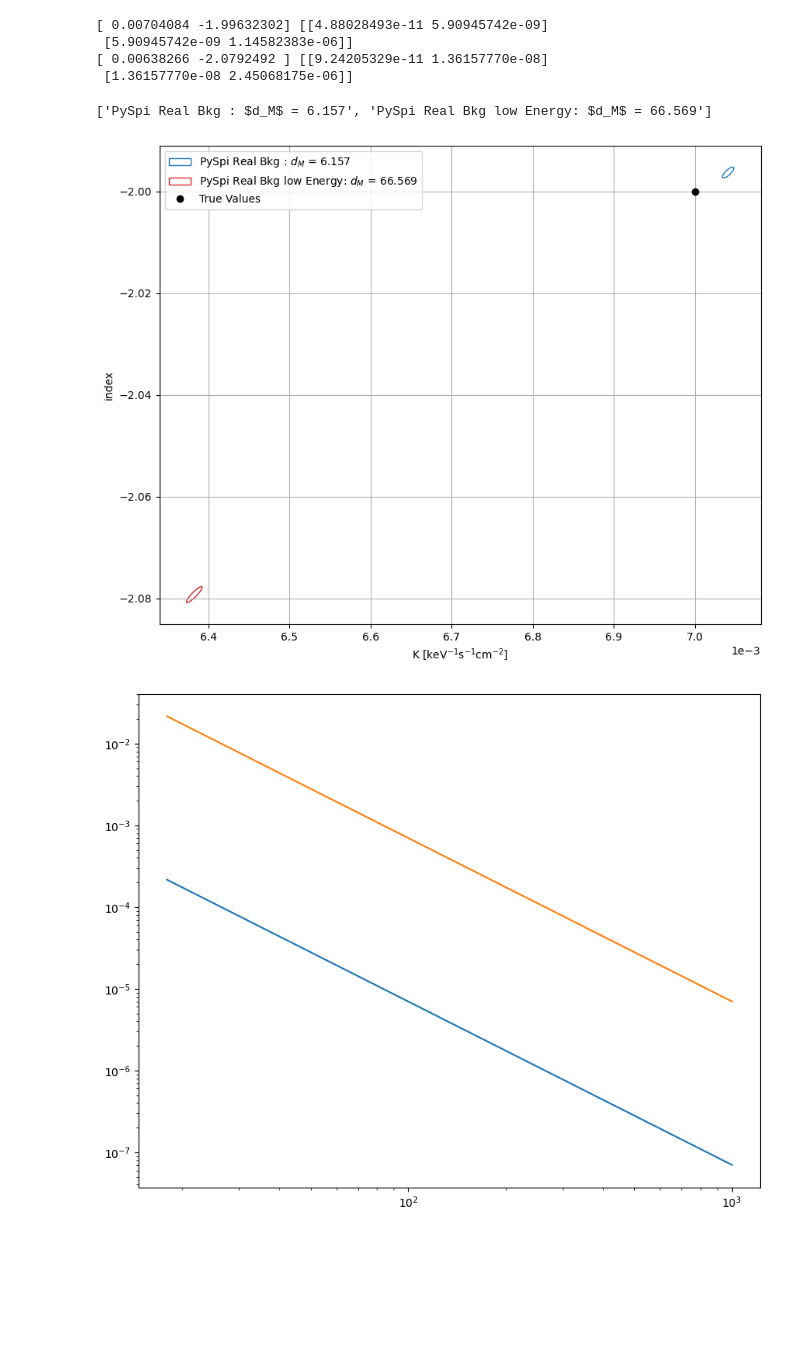
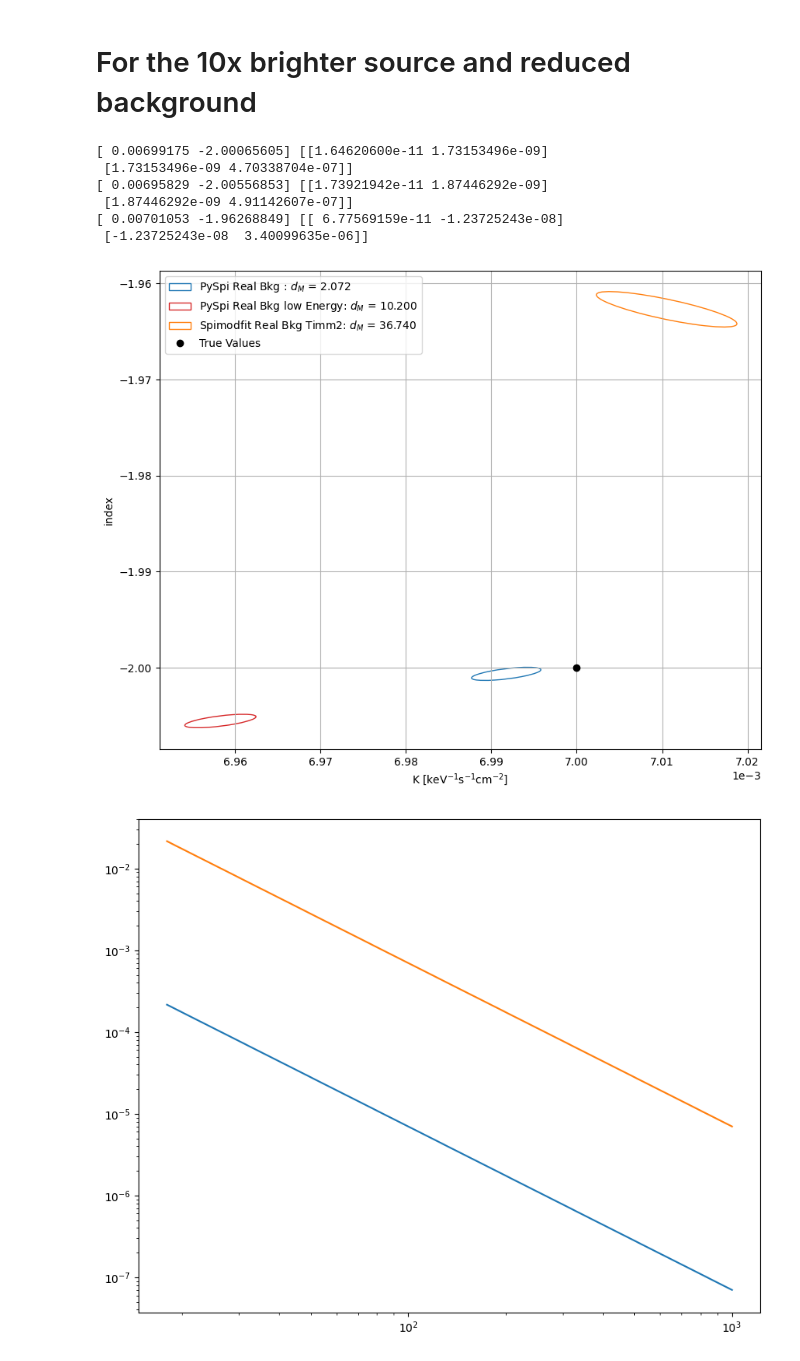
Before and after one commit to timmguthle/INTEGRAL-SPI, a Jupyter notebook: main_files/spimodfit_comparison_sim_source/plots_comparison.ipynb, the cells around one changed output. Drawn from its saved outputs; the diff is of its cells as text; code cells hidden in the pictures; blank space fills up the shorter version.

```diff
--- a/main_files/spimodfit_comparison_sim_source/plots_comparison.ipynb
+++ b/main_files/spimodfit_comparison_sim_source/plots_comparison.ipynb
@@ -44,8 +44,11 @@ folders = [
     f"{path}/pyspi_real_bkg_para2/0374/pre_ppc",
     #f"{path}/pyspi_real_bkg_Timm2_para2/0374/pre_ppc",
     f"{path}/pyspi_real_bkg_Timm2_para2/0374/pre_ppc_no_rebinning",
-    f'{path}/reduced_counts_Timm2/pre_ppc',
+    f'{path}/reduced_counts_Timm2/0374/pre_ppc/',
     f"{path}/spimodfit_fits/0374_real_bkg_Timm2_para2",
+    f'{path}/reduced_counts_Timm2',
+    f"{path}/spimodfit_fits/0374_real_bkg_Timm2_para2/all",
+    f'{path}/reduced_counts_Timm2/all',
     #f"{path}/pyspi_real_bkg_Timm2_para2/0374/pre_ppc_no_rebinning_low_energy",
 
 ]
@@ -61,7 +64,10 @@ names = [
     #"PySpi Real Bkg spiselect Daten",
     "PySpi Real Bkg spiselect Daten (no rebinning)",
     'Pyspi reduced Real Bkg Timm2',
+    "Spimodfit Real Bkg Timm2 (optimized, logL, channles)",
+    "Spimodfit reduced Bkg Timm2(optimized, channels)",
     "Spimodfit Real Bkg Timm2",
+    "Spimodfit reduced Bkg Timm2",
     # "PySpi Real Bkg Post-PPC",
     #"PySpi Real Bkg spiselect Daten (no rebinning, low energy)",
     # "PySpi SMF Bkg Post-PPC",
@@ -79,15 +85,15 @@ edgecolors = [
     "C1",
     "C2",
 
-    "C0",
     "C1",
+    "C2",
 ]
 linestyles = [
     "solid",
     "solid",
     "solid",
     "dotted",
-    "solid",
+    "dotted",
     "dashed",
     "dashed",
 ]
@@ -112,5 +118,6 @@ ax.ticklabel_format(style='sci', axis='x', scilimits=(0,0))
+# %% [markdown]
+# For the 10x brighter source and reduced background
 # %%
-
 path = '/home/tguethle/Documents/spi/Master_Thesis/main_files/spimodfit_comparison_sim_source/'
 real_vals_para3 = [7e-3, -2]
 piv = 100
@@ -119,15 +126,23 @@ piv = 100
 
 
 folders2 = [
-    f"{path}/pyspi_real_bkg_Timm2_para3/0374/pre_ppc",
-    f"{path}/pyspi_real_bkg_Timm2_para3/0374/pre_ppc_only_low",
+    # f"{path}/pyspi_real_bkg_Timm2_para3/0374/pre_ppc",
+    # f"{path}/pyspi_real_bkg_Timm2_para3/0374/pre_ppc_only_low",
+    f"{path}/reduced_counts_bright_source/0374/pre_ppc",
+    #f"{path}/reduced_counts_bright_source/0374/pre_ppc_30-400",
+    #f"{path}/reduced_counts_bright_source/0374/pre_ppc_30-600",
+    f"{path}/reduced_counts_bright_source/0374/pre_ppc_20-400",
+    f"{path}/reduced_counts_bright_source/",
+
 
 ]
 
 names2 = [
     "PySpi Real Bkg ",
+   # "PySpi Real Bkg middle Energy",
+   # "PySpi Real Bkg high Energy",
     "PySpi Real Bkg low Energy",
-    "PySpi Real Bkg spiselect Daten (no rebinning)",
+
     "Spimodfit Real Bkg Timm2",
     # "PySpi Real Bkg Post-PPC",
     "PySpi Real Bkg spiselect Daten (no rebinning, low energy)",
@@ -146,32 +161,30 @@ for i in range(len(folders2)):
 
 names2 = [f"{names2[i]}: $d_M$ = {d_M_2[i]:.3f}" for i in range(len(d_M_2))]
 # %% [output]
-[ 0.00704084 -1.99632302] [[4.88028493e-11 5.90945742e-09]
- [5.90945742e-09 1.14582383e-06]]
-[ 0.00638266 -2.0792492 ] [[9.24205329e-11 1.36157770e-08]
- [1.36157770e-08 2.45068175e-06]]
+[ 0.00699175 -2.00065605] [[1.64620600e-11 1.73153496e-09]
+ [1.73153496e-09 4.70338704e-07]]
+[ 0.00695829 -2.00556853] [[1.73921942e-11 1.87446292e-09]
+ [1.87446292e-09 4.91142607e-07]]
+[ 0.00701053 -1.96268849] [[ 6.77569159e-11 -1.23725243e-08]
+ [-1.23725243e-08  3.40099635e-06]]
-# %%
-names2
-# %% [output]
-['PySpi Real Bkg : $d_M$ = 6.157', 'PySpi Real Bkg low Energy: $d_M$ = 66.569']
 # %%
 import math
 
 fig, ax = plt.subplots(figsize=(10, 8))
-for folder, name, edgecolor, linestyle in zip(folders, names, edgecolors, linestyles):
+for folder, name, edgecolor, linestyle in zip(folders2, names2, edgecolors, linestyles):
     with open(f"{folder}/source_parameters.pickle", "rb") as f:
         val, cov = pickle.load(f)
     confidence_ellipse(val, cov, ax, 1, edgecolor=edgecolor, label=name, ls=linestyle)
 plt.plot(real_vals_para3[0], real_vals_para3[1], "ko", label="True Values")
 ax.autoscale()
 ax.grid()
 #lgd = plt.legend(bbox_to_anchor=(1.02, 1), loc=2, borderaxespad=0.)
 plt.legend()
 plt.xlabel("K [keV$^{-1}$s$^{-1}$cm$^{-2}$]")
 plt.ylabel("index")
 ax.ticklabel_format(style='sci', axis='x', scilimits=(0,0))
 # %% [output]
-[figure, old version]
+[figure, new version]
 # %%
 #plt.savefig(f"{path}/spimodfit_comparison_combined_plot_Timm_v2.pdf", bbox_extra_artists=(lgd,), bbox_inches='tight')
 #fig.savefig(f"{path}/spimodfit_comparison_Timm2_Crab_like.pdf", bbox_inches='tight')
```
Also changed, not shown: parts of 1 cell of this notebook, 55 other files.
